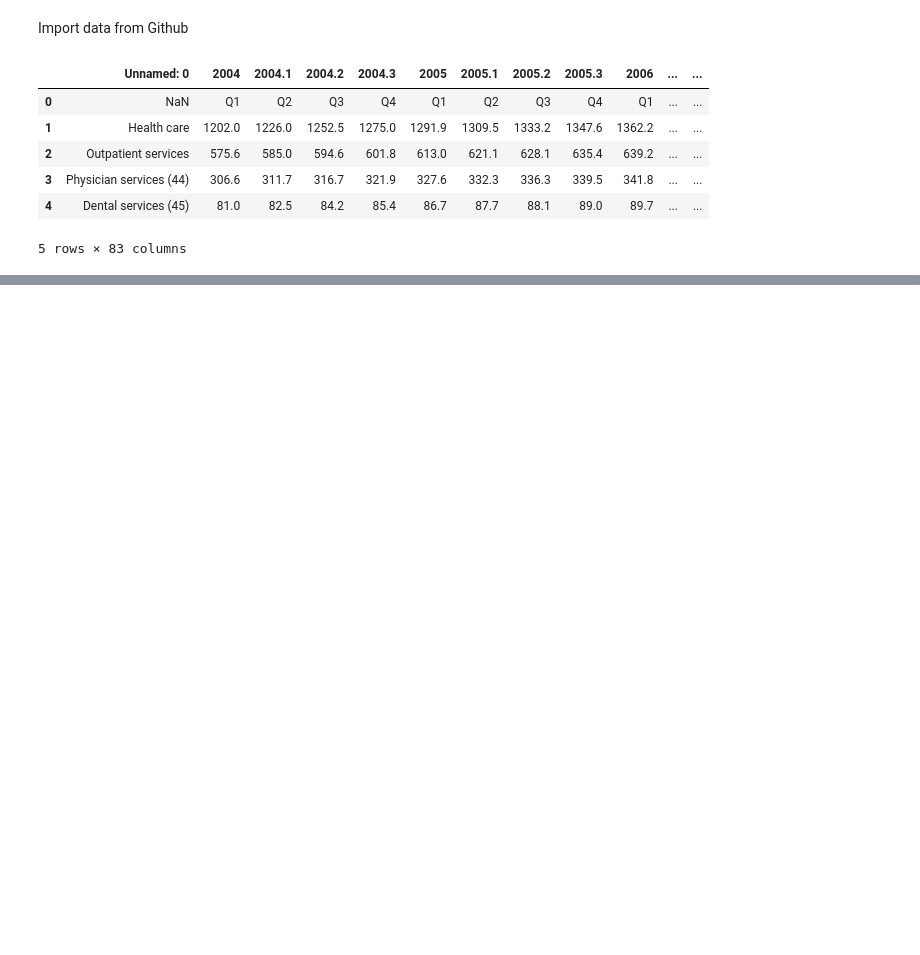
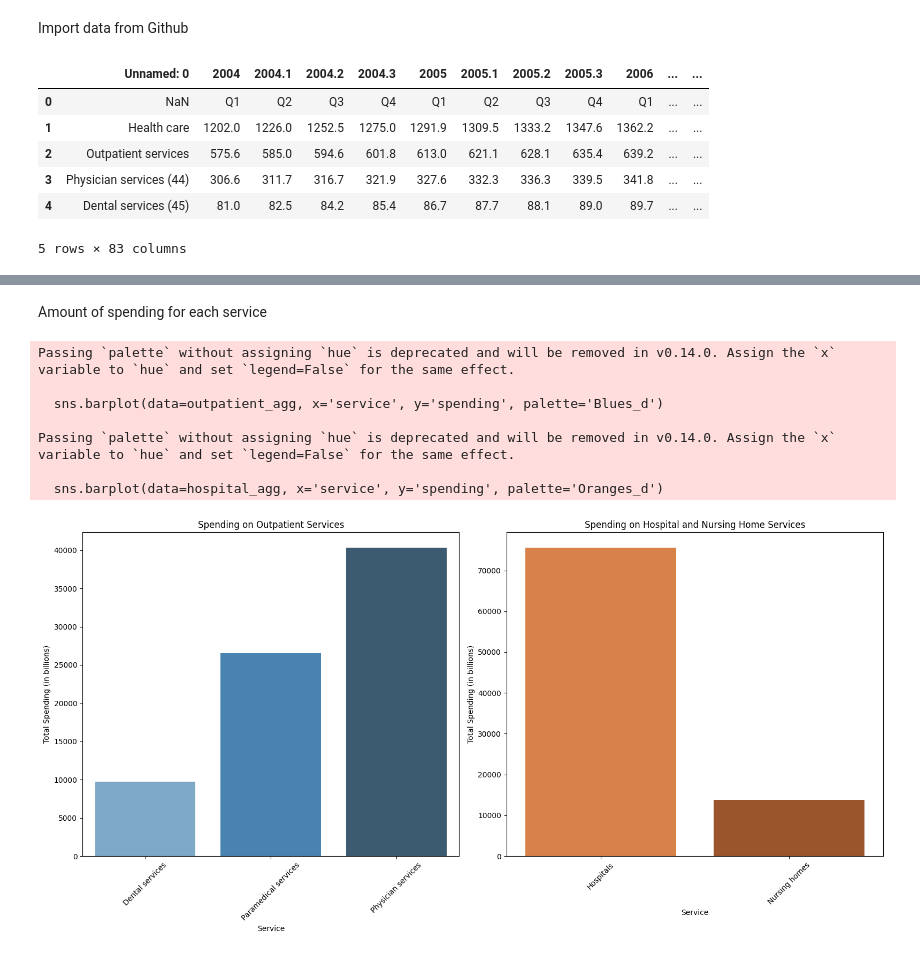
Before and after one commit to Sabrina-Hendricks/DS4002-Group13-Project2, a Jupyter notebook: Scripts/Project2MI2EDA.ipynb, the cells around one changed output, grey strips where cells are left out. Cells and saved outputs as stored; diff of their text form; code cells hidden in the pictures; blank space fills up the shorter version.

```diff
--- a/Scripts/Project2MI2EDA.ipynb
+++ b/Scripts/Project2MI2EDA.ipynb
@@ -41,0 +96,42 @@ TypeError: argument of type 'float' is not iterable
+# %% [markdown]
+Amount of spending for each service
+# %%
+# Filter for the relevant categories
+outpatient_data = df_melted[df_melted['category'] == 'Outpatient services']
+hospital_data = df_melted[df_melted['category'] == 'Hospital and nursing home services']
+
+# Aggregate spending by service within each category
+outpatient_agg = outpatient_data.groupby('service')['spending'].sum().reset_index()
+hospital_agg = hospital_data.groupby('service')['spending'].sum().reset_index()
+
+# Set the figure size
+plt.figure(figsize=(16, 8))
+
+# Create the first bar graph for Outpatient Services
+plt.subplot(1, 2, 1)  # 1 row, 2 columns, 1st subplot
+sns.barplot(data=outpatient_agg, x='service', y='spending', palette='Blues_d')
+plt.title('Spending on Outpatient Services')
+plt.xlabel('Service')
+plt.ylabel('Total Spending (in billions)')
+plt.xticks(rotation=45)
+
+# Create the second bar graph for Hospital and Nursing Home Services
+plt.subplot(1, 2, 2)  # 1 row, 2 columns, 2nd subplot
+sns.barplot(data=hospital_agg, x='service', y='spending', palette='Oranges_d')
+plt.title('Spending on Hospital and Nursing Home Services')
+plt.xlabel('Service')
+plt.ylabel('Total Spending (in billions)')
+plt.xticks(rotation=45)
+
+# Adjust layout and show the plots
+plt.tight_layout()
+plt.show()
+# %% [output]
+Passing `palette` without assigning `hue` is deprecated and will be removed in v0.14.0. Assign the `x` variable to `hue` and set `legend=False` for the same effect.
+
+  sns.barplot(data=outpatient_agg, x='service', y='spending', palette='Blues_d')
+
+Passing `palette` without assigning `hue` is deprecated and will be removed in v0.14.0. Assign the `x` variable to `hue` and set `legend=False` for the same effect.
+
+  sns.barplot(data=hospital_agg, x='service', y='spending', palette='Oranges_d')
+[figure, added]
```
Also changed, not shown: parts of 9 cells of this notebook.
